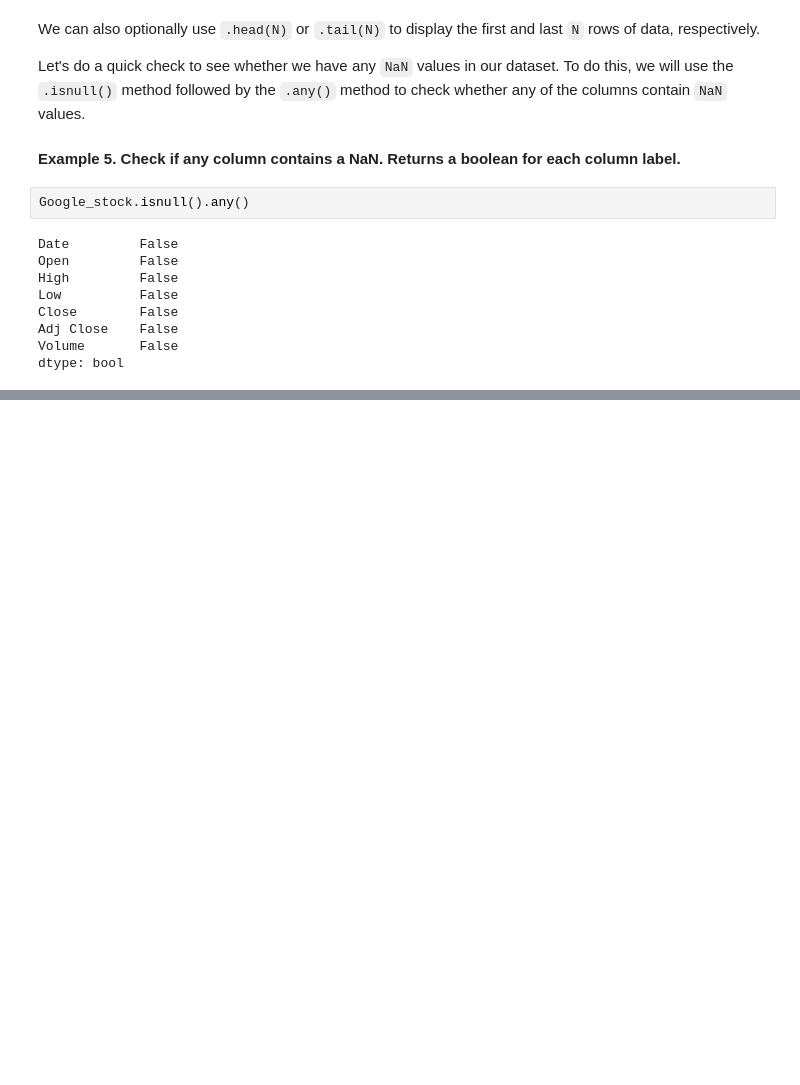
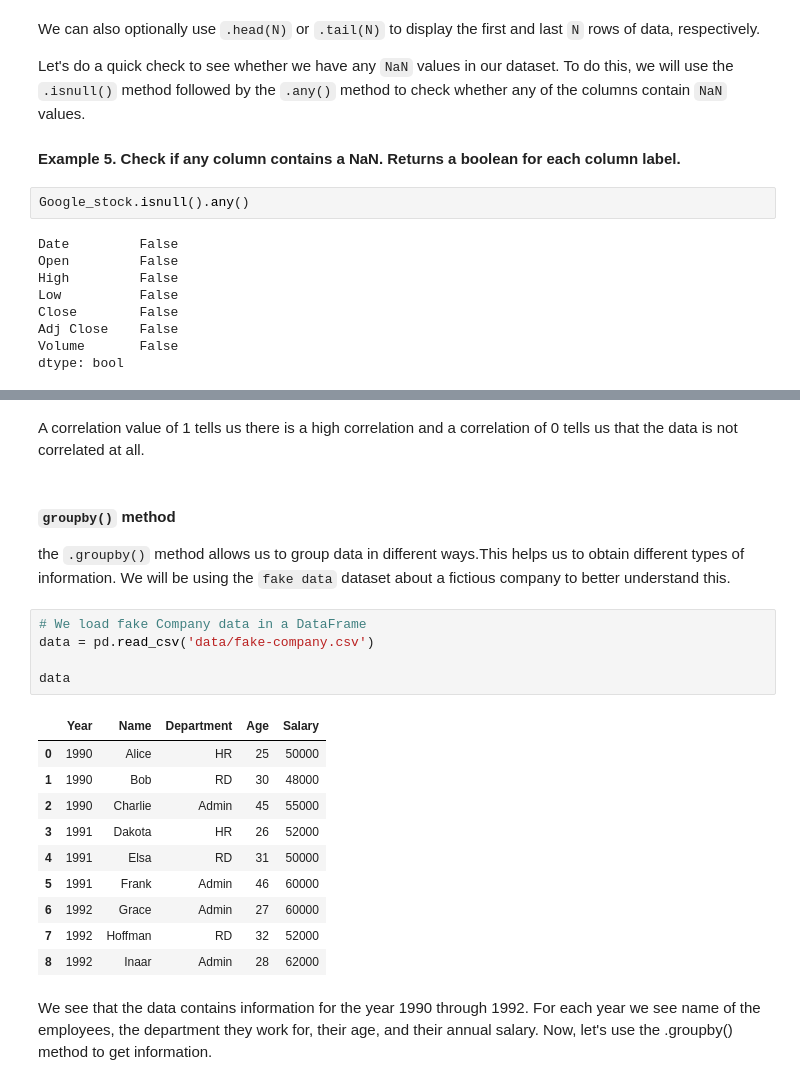
Before and after one commit to Jhorn-spec/PRO_Python, a Jupyter notebook: data-analysis-python/module2_Pandas/06_Loading_data_into_a_pandas_DataFrame.ipynb, the cells around one changed output, grey strips where cells are left out. Saved outputs shown, nothing was run; the diff lists cells and outputs as text; blank space fills up the shorter version.

```diff
--- a/data-analysis-python/module2_Pandas/06_Loading_data_into_a_pandas_DataFrame.ipynb
+++ b/data-analysis-python/module2_Pandas/06_Loading_data_into_a_pandas_DataFrame.ipynb
@@ -85,0 +165,23 @@ When dealing with large datasets, it is often useful to get statistical informat
+# %% [markdown]
+A correlation value of 1 tells us there is a high correlation and a correlation of 0 tells us that the data is not correlated at all.
+# %% [markdown]
+#### `groupby()` method
+the `.groupby()` method allows us to group data in different ways.This helps us to obtain different types of information. We will be using the `fake data` dataset about a fictious company to better understand this.
+# %%
+# We load fake Company data in a DataFrame
+data = pd.read_csv('data/fake-company.csv')
+
+data
+# %% [output]
+|  | Year | Name | Department | Age | Salary |
+| 0 | 1990 | Alice | HR | 25 | 50000 |
+| 1 | 1990 | Bob | RD | 30 | 48000 |
+| 2 | 1990 | Charlie | Admin | 45 | 55000 |
+| 3 | 1991 | Dakota | HR | 26 | 52000 |
+| 4 | 1991 | Elsa | RD | 31 | 50000 |
+| 5 | 1991 | Frank | Admin | 46 | 60000 |
+| 6 | 1992 | Grace | Admin | 27 | 60000 |
+| 7 | 1992 | Hoffman | RD | 32 | 52000 |
+| 8 | 1992 | Inaar | Admin | 28 | 62000 |
+# %% [markdown]
+We see that the data contains information for the year 1990 through 1992. For each year we see name of the employees, the department they work for, their age, and their annual salary. Now, let's use the .groupby() method to get information.
```
Also changed, not shown: parts of 18 cells of this notebook, 3 other files.
